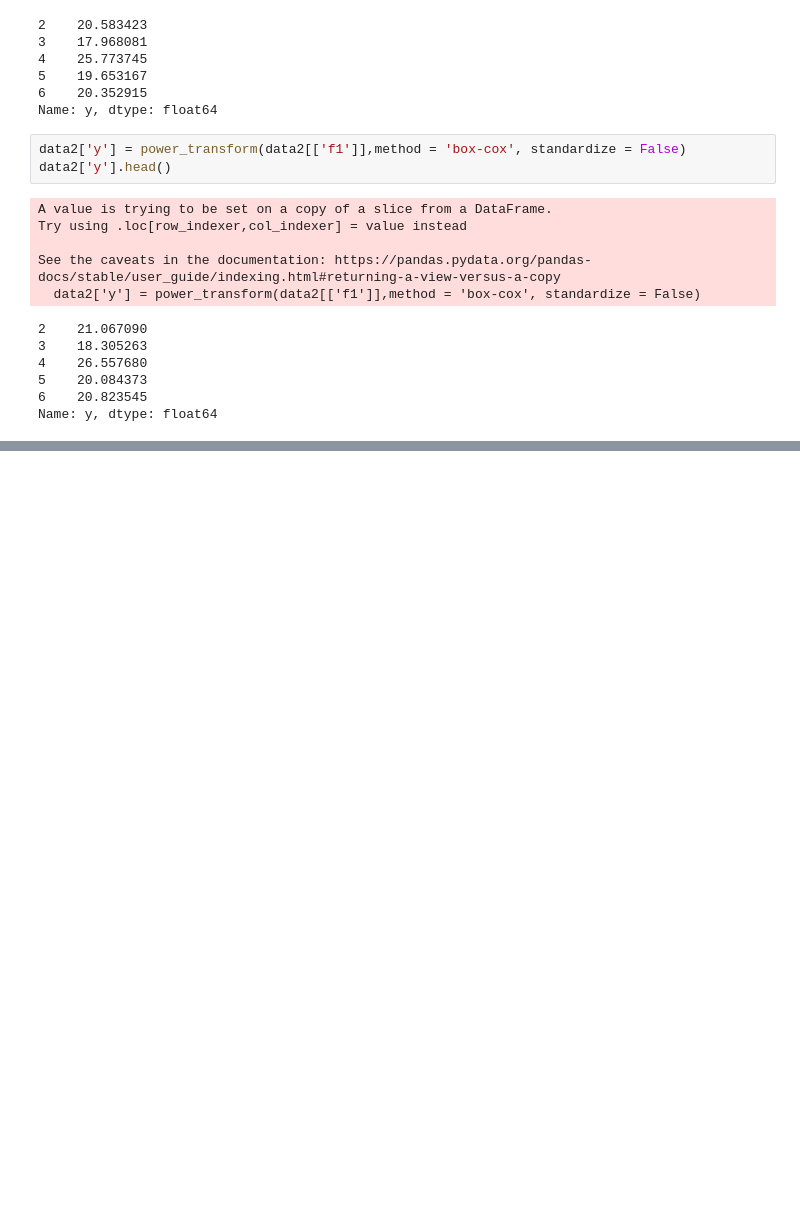
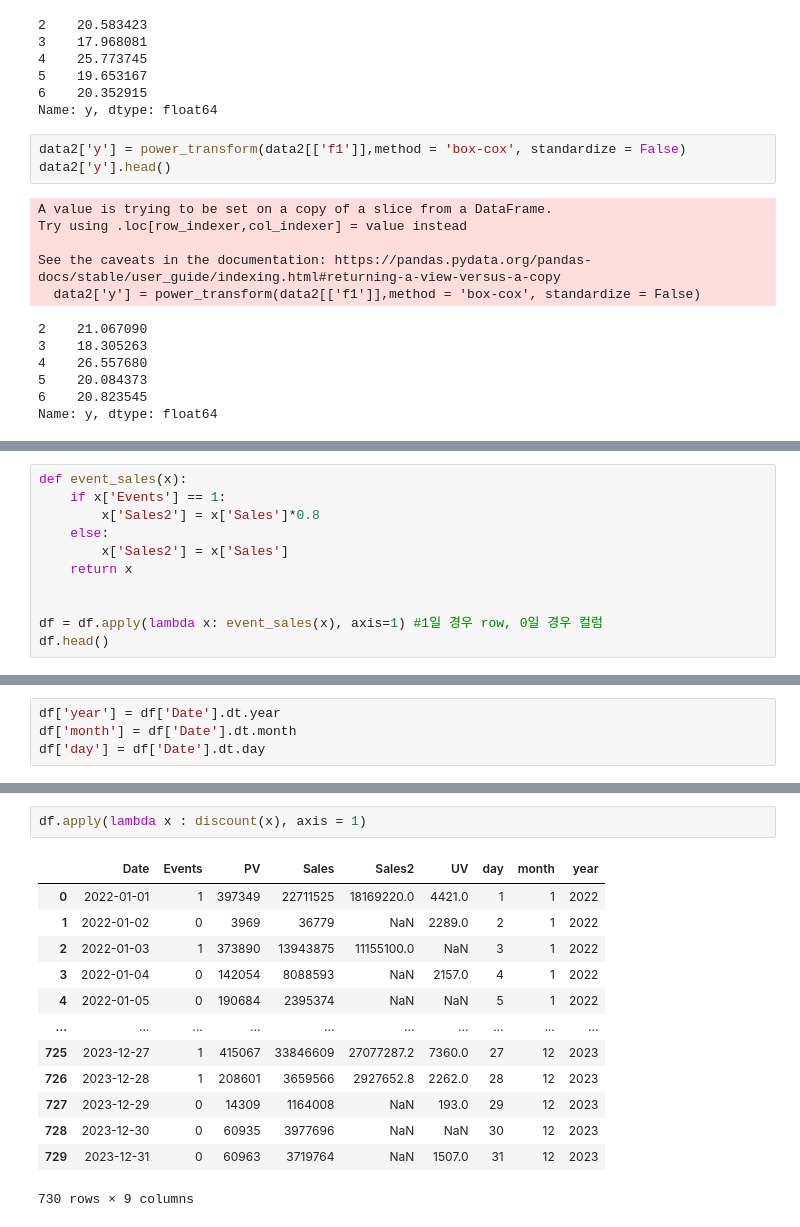
Before and after one commit to gr2edy/BDA_test, a Jupyter notebook: BDA_practice.ipynb, the cells around one changed output, grey strips where cells are left out. Drawn from its saved outputs; the diff is of its cells as text; blank space fills up the shorter version.

```diff
--- a/BDA_practice.ipynb
+++ b/BDA_practice.ipynb
@@ -683,0 +866,11 @@ csv제출
+# %%
+def event_sales(x):
+    if x['Events'] == 1:
+        x['Sales2'] = x['Sales']*0.8
+    else:
+        x['Sales2'] = x['Sales']
+    return x
+
+
+df = df.apply(lambda x: event_sales(x), axis=1) #1일 경우 row, 0일 경우 컬럼
+df.head()
@@ -683,0 +902,4 @@ csv제출
+# %%
+df['year'] = df['Date'].dt.year
+df['month'] = df['Date'].dt.month
+df['day'] = df['Date'].dt.day
@@ -683,0 +933,16 @@ csv제출
+# %%
+df.apply(lambda x : discount(x), axis = 1)
+# %% [output]
+|  | Date | Events | PV | Sales | Sales2 | UV | day | month | year |
+| 0 | 2022-01-01 | 1 | 397349 | 22711525 | 18169220.0 | 4421.0 | 1 | 1 | 2022 |
+| 1 | 2022-01-02 | 0 | 3969 | 36779 | NaN | 2289.0 | 2 | 1 | 2022 |
+| 2 | 2022-01-03 | 1 | 373890 | 13943875 | 11155100.0 | NaN | 3 | 1 | 2022 |
+| 3 | 2022-01-04 | 0 | 142054 | 8088593 | NaN | 2157.0 | 4 | 1 | 2022 |
+| 4 | 2022-01-05 | 0 | 190684 | 2395374 | NaN | NaN | 5 | 1 | 2022 |
+| ... | ... | ... | ... | ... | ... | ... | ... | ... | ... |
+| 725 | 2023-12-27 | 1 | 415067 | 33846609 | 27077287.2 | 7360.0 | 27 | 12 | 2023 |
+| 726 | 2023-12-28 | 1 | 208601 | 3659566 | 2927652.8 | 2262.0 | 28 | 12 | 2023 |
+| 727 | 2023-12-29 | 0 | 14309 | 1164008 | NaN | 193.0 | 29 | 12 | 2023 |
+| 728 | 2023-12-30 | 0 | 60935 | 3977696 | NaN | NaN | 30 | 12 | 2023 |
+| 729 | 2023-12-31 | 0 | 60963 | 3719764 | NaN | 1507.0 | 31 | 12 | 2023 |
+730 rows × 9 columns
```
Also changed, not shown: parts of 111 cells of this notebook, 1 other file.
